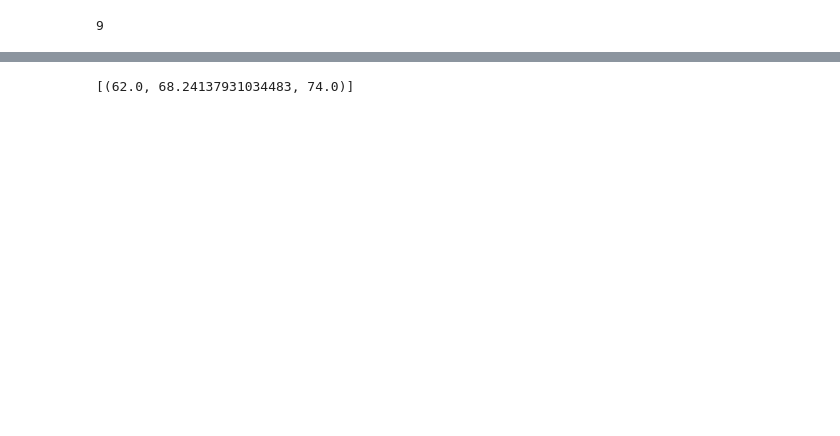
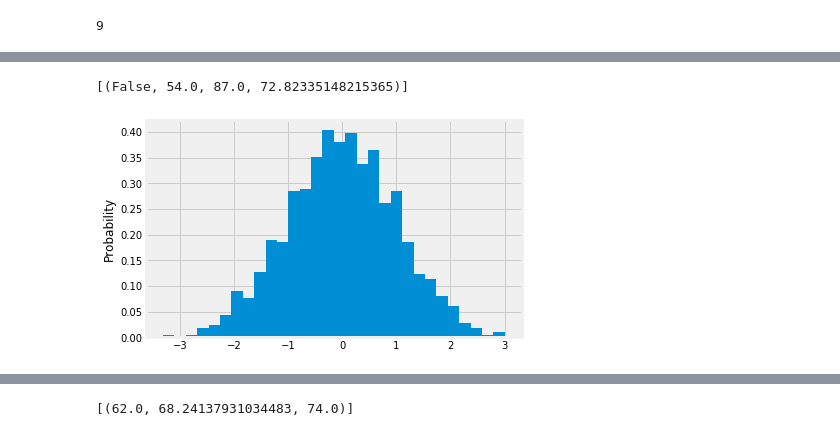
Before and after one commit to BrianRhodes2018/SQLAlchemy, a Jupyter notebook: climate_starter.ipynb, the cells around one changed output, grey strips where cells are left out. Saved outputs shown, nothing was run; the diff lists cells and outputs as text; code cells hidden in the pictures; blank space fills up the shorter version.

```diff
--- a/climate_starter.ipynb
+++ b/climate_starter.ipynb
@@ -205,5 +227,28 @@ engine.execute('SELECT name, prcp FROM Measurement, Station group by name').fetc
 # %%
 # Using the station id from the previous query, calculate the lowest temperature recorded,
-# highest temperature recorded, and average temperature most active station?
+# highest temperature recorded, and average temperature at the most active station?
+####mostActive = session.query(Measurement.station == "USC00519281").all()
+sel = [(Measurement.station == "USC00519281"),
+       func.min(Measurement.tobs),
+       func.max(Measurement.tobs),
+       func.avg(Measurement.tobs),
+      ]
+
+#for r in mostActive:--------------------Data rate exceeded for notebook
+#    print(sel)
+#print(mostActive)
+mostActiveList = session.query(*sel).all()
+mostActiveList
+# %% [output]
+[(False, 54.0, 87.0, 72.82335148215365)]
+# %%
+import matplotlib.pyplot as plt
+import numpy as np
+%matplotlib inline
+x = np.random.normal(size = 1000)
+plt.hist(x, normed=True, bins=30)
+plt.ylabel('Probability');
+# %% [output]
+[figure, added]
 # %%
 # Choose the station with the highest number of temperature observations.
```
Also changed, not shown: parts of 19 cells of this notebook.
